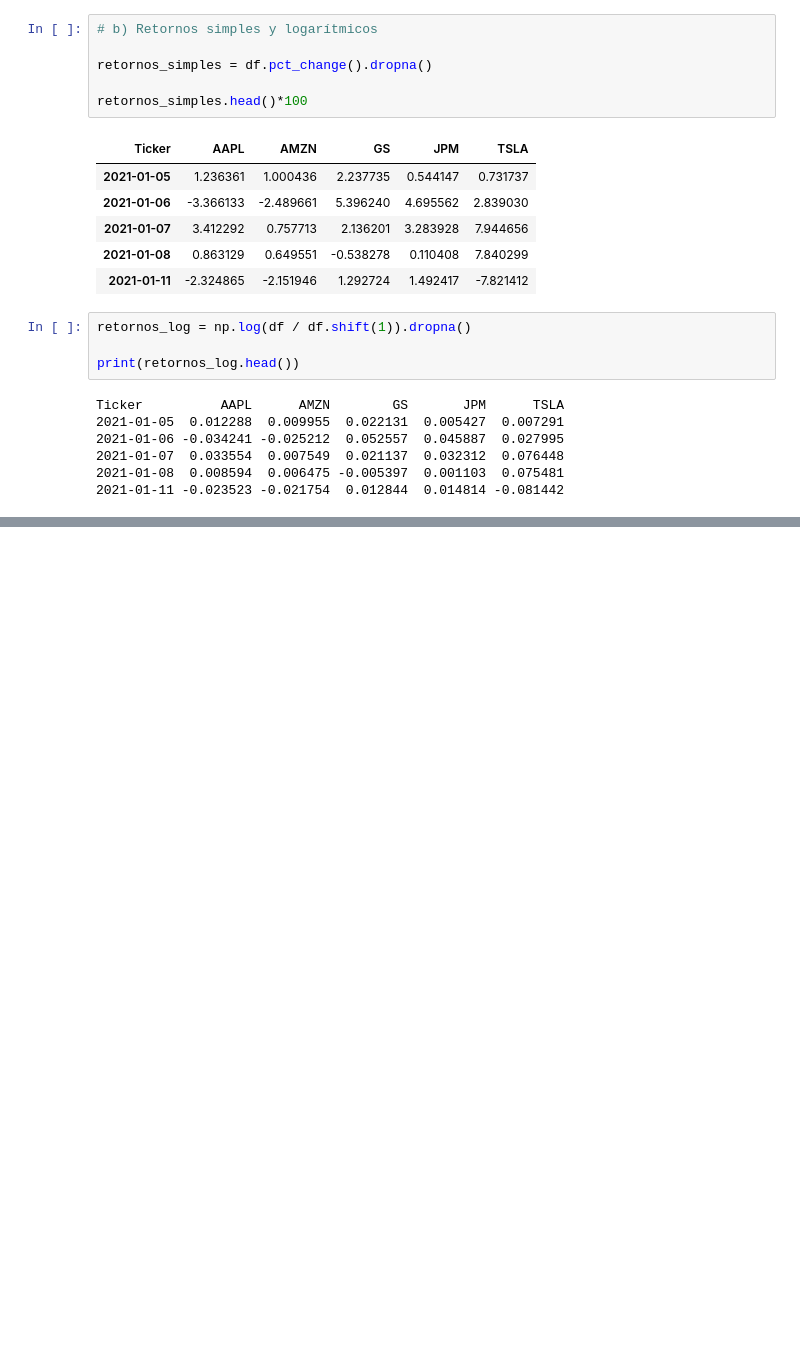
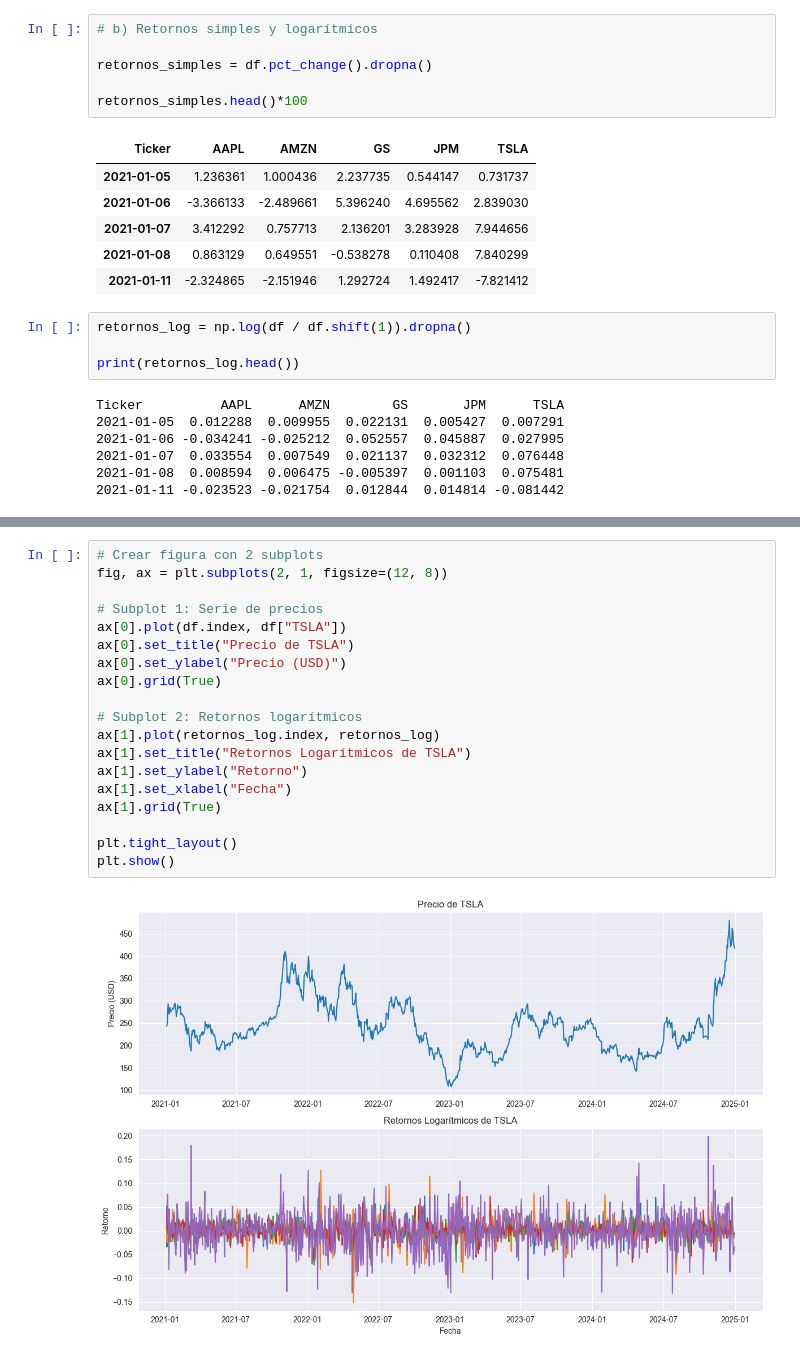
Before and after one commit to acardenas89/ds_finance_cardenas, a Jupyter notebook: notebooks/Tarea_3.ipynb, the cells around one changed output, grey strips where cells are left out. Drawn from its saved outputs; the diff is of its cells as text; blank space fills up the shorter version.

Commit message:
Subplot TSLA

```diff
--- a/notebooks/Tarea_3.ipynb
+++ b/notebooks/Tarea_3.ipynb
@@ -136,0 +153,21 @@ Ticker          AAPL      AMZN        GS       JPM      TSLA
+# %%
+# Crear figura con 2 subplots
+fig, ax = plt.subplots(2, 1, figsize=(12, 8))
+
+# Subplot 1: Serie de precios
+ax[0].plot(df.index, df["TSLA"])
+ax[0].set_title("Precio de TSLA")
+ax[0].set_ylabel("Precio (USD)")
+ax[0].grid(True)
+
+# Subplot 2: Retornos logarítmicos
+ax[1].plot(retornos_log.index, retornos_log)
+ax[1].set_title("Retornos Logarítmicos de TSLA")
+ax[1].set_ylabel("Retorno")
+ax[1].set_xlabel("Fecha")
+ax[1].grid(True)
+
+plt.tight_layout()
+plt.show()
+# %% [output]
+[figure, added]
```
Also changed, not shown: parts of 1 cell of this notebook.
